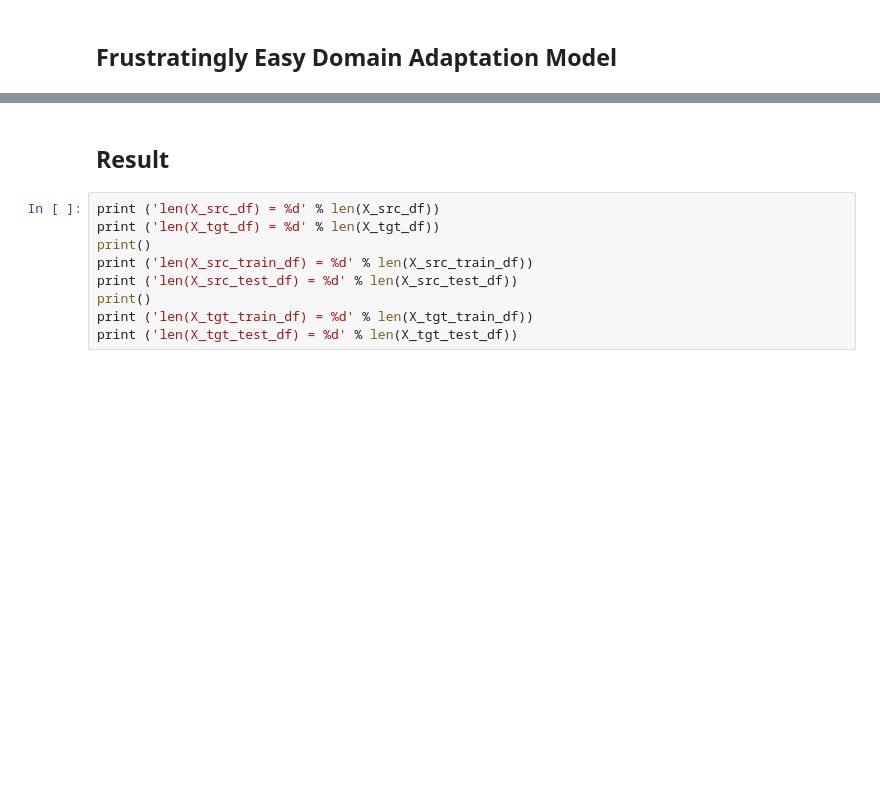
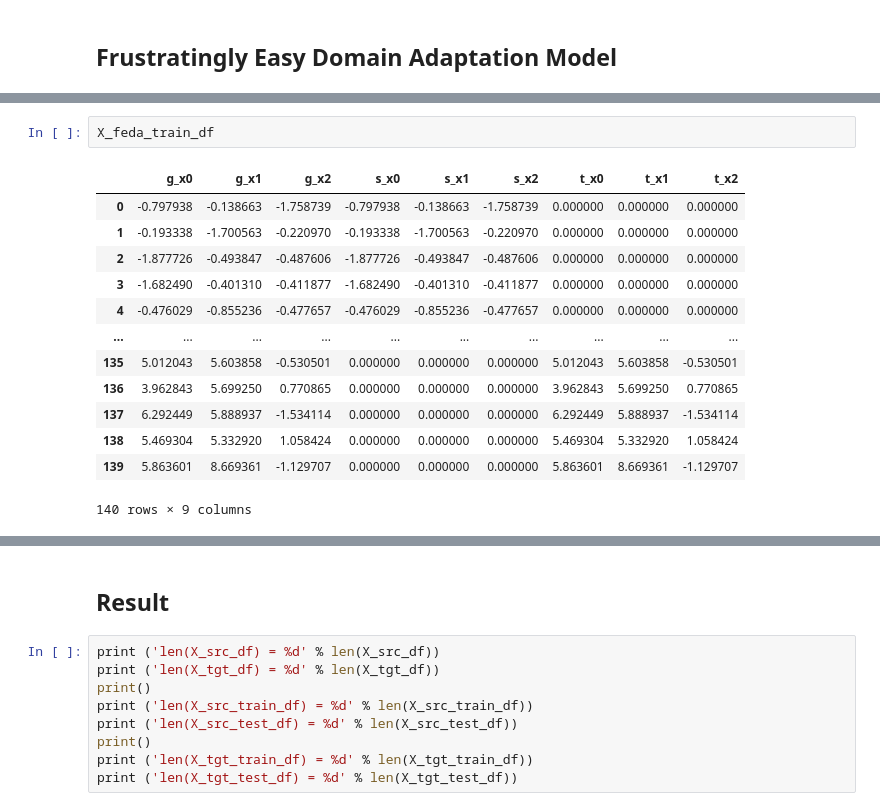
Before and after one commit to ikttan/maes, a Jupyter notebook: easy_domain_adaptation.ipynb, the cells around one changed output, grey strips where cells are left out. Saved outputs shown, nothing was run; the diff lists cells and outputs as text; blank space fills up the shorter version.

```diff
--- a/easy_domain_adaptation.ipynb
+++ b/easy_domain_adaptation.ipynb
@@ -259,0 +308,16 @@ feda_test_score = 0.6071
+# %%
+X_feda_train_df
+# %% [output]
+|  | g_x0 | g_x1 | g_x2 | s_x0 | s_x1 | s_x2 | t_x0 | t_x1 | t_x2 |
+| 0 | -0.797938 | -0.138663 | -1.758739 | -0.797938 | -0.138663 | -1.758739 | 0.000000 | 0.000000 | 0.000000 |
+| 1 | -0.193338 | -1.700563 | -0.220970 | -0.193338 | -1.700563 | -0.220970 | 0.000000 | 0.000000 | 0.000000 |
+| 2 | -1.877726 | -0.493847 | -0.487606 | -1.877726 | -0.493847 | -0.487606 | 0.000000 | 0.000000 | 0.000000 |
+| 3 | -1.682490 | -0.401310 | -0.411877 | -1.682490 | -0.401310 | -0.411877 | 0.000000 | 0.000000 | 0.000000 |
+| 4 | -0.476029 | -0.855236 | -0.477657 | -0.476029 | -0.855236 | -0.477657 | 0.000000 | 0.000000 | 0.000000 |
+| ... | ... | ... | ... | ... | ... | ... | ... | ... | ... |
+| 135 | 5.012043 | 5.603858 | -0.530501 | 0.000000 | 0.000000 | 0.000000 | 5.012043 | 5.603858 | -0.530501 |
+| 136 | 3.962843 | 5.699250 | 0.770865 | 0.000000 | 0.000000 | 0.000000 | 3.962843 | 5.699250 | 0.770865 |
+| 137 | 6.292449 | 5.888937 | -1.534114 | 0.000000 | 0.000000 | 0.000000 | 6.292449 | 5.888937 | -1.534114 |
+| 138 | 5.469304 | 5.332920 | 1.058424 | 0.000000 | 0.000000 | 0.000000 | 5.469304 | 5.332920 | 1.058424 |
+| 139 | 5.863601 | 8.669361 | -1.129707 | 0.000000 | 0.000000 | 0.000000 | 5.863601 | 8.669361 | -1.129707 |
+140 rows × 9 columns
```
Also changed, not shown: parts of 12 cells of this notebook.
